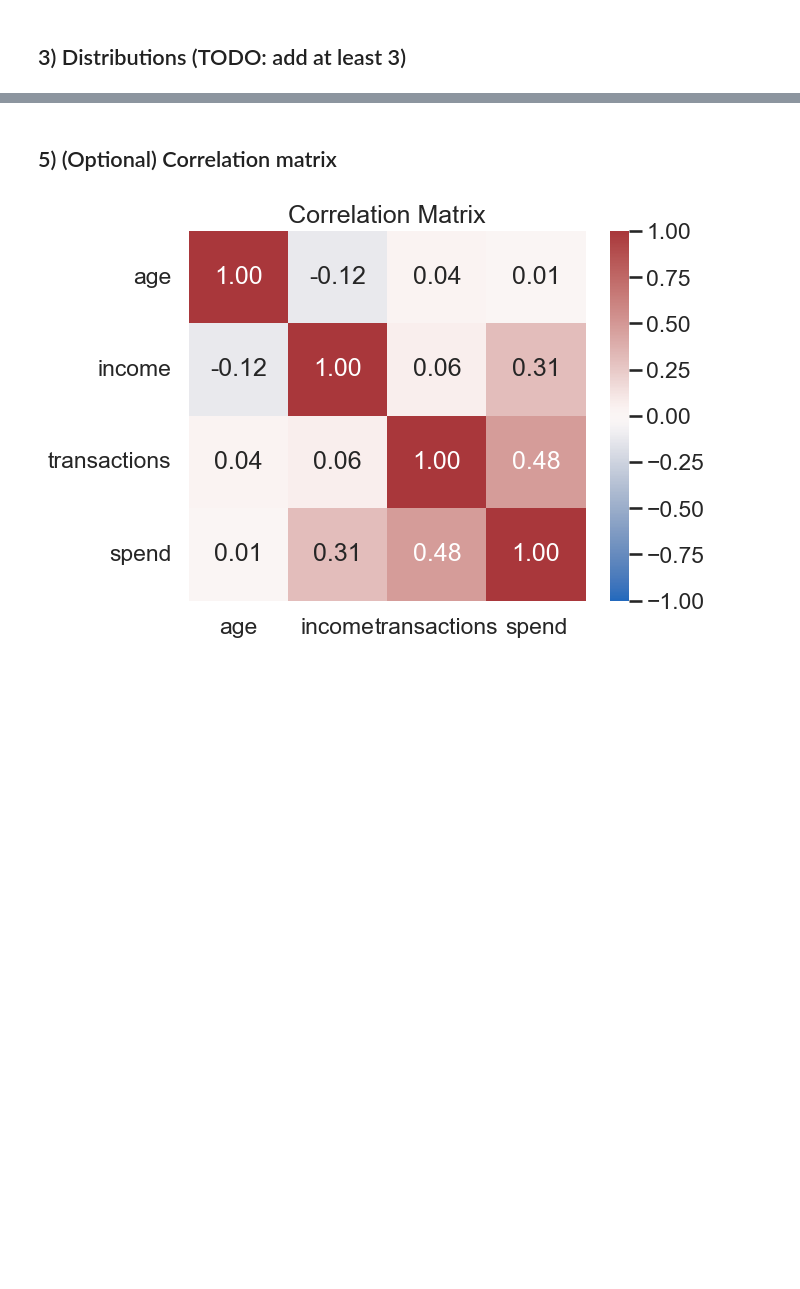
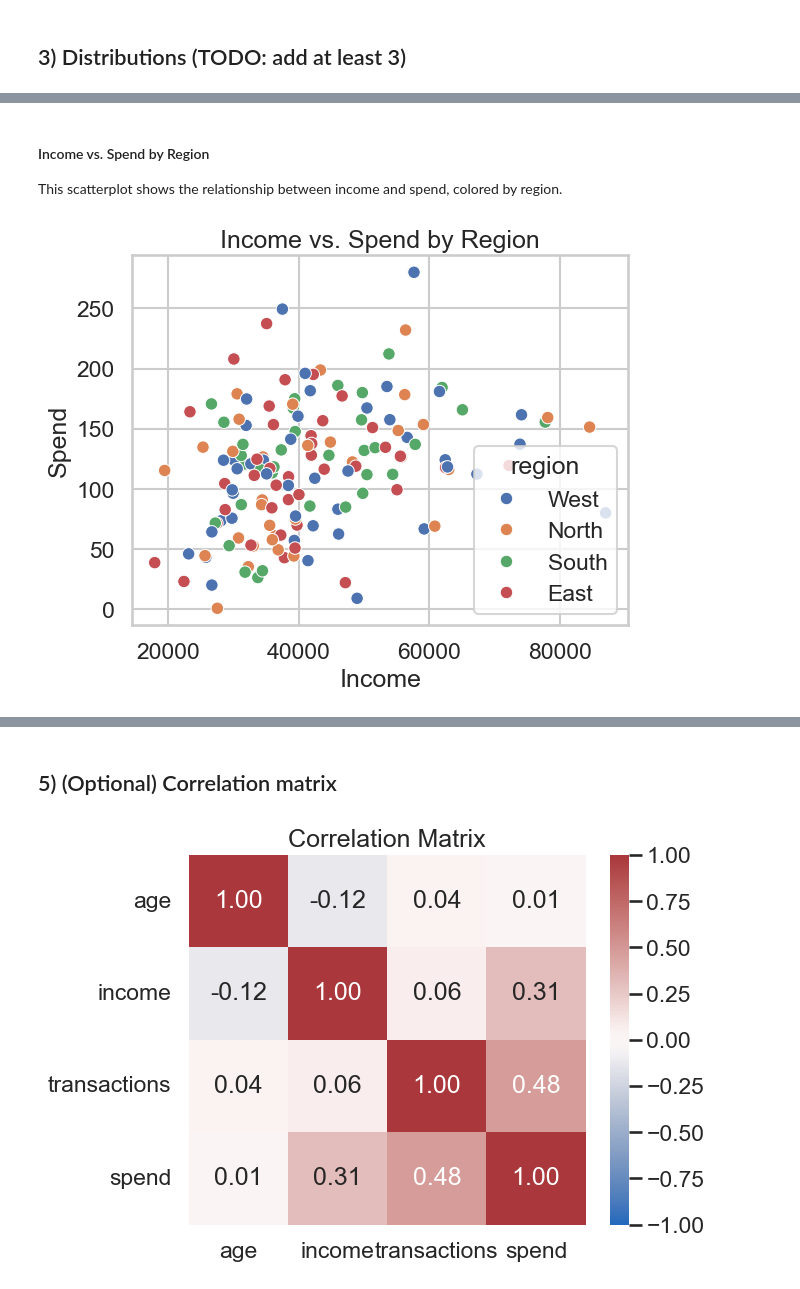
Before and after one commit to yuqingyan2003/bootcamp_Yuqing_Yan, a Jupyter notebook: homework/stage08/stage08_exploratory-data-analysis_homework-starter.ipynb, the cells around one changed output, grey strips where cells are left out. Cells and saved outputs as stored; diff of their text form; code cells hidden in the pictures; blank space fills up the shorter version.

```diff
--- a/homework/stage08/stage08_exploratory-data-analysis_homework-starter.ipynb
+++ b/homework/stage08/stage08_exploratory-data-analysis_homework-starter.ipynb
@@ -141,0 +125,11 @@ plt.show()
+# %% [markdown]
+#### Income vs. Spend by Region
+This scatterplot shows the relationship between income and spend, colored by region.
+# %%
+sns.scatterplot(data=df, x='income', y='spend', hue='region')
+plt.title('Income vs. Spend by Region')
+plt.xlabel('Income')
+plt.ylabel('Spend')
+plt.show()
+# %% [output]
+[figure, added]
```
Also changed, not shown: parts of 12 cells of this notebook.
